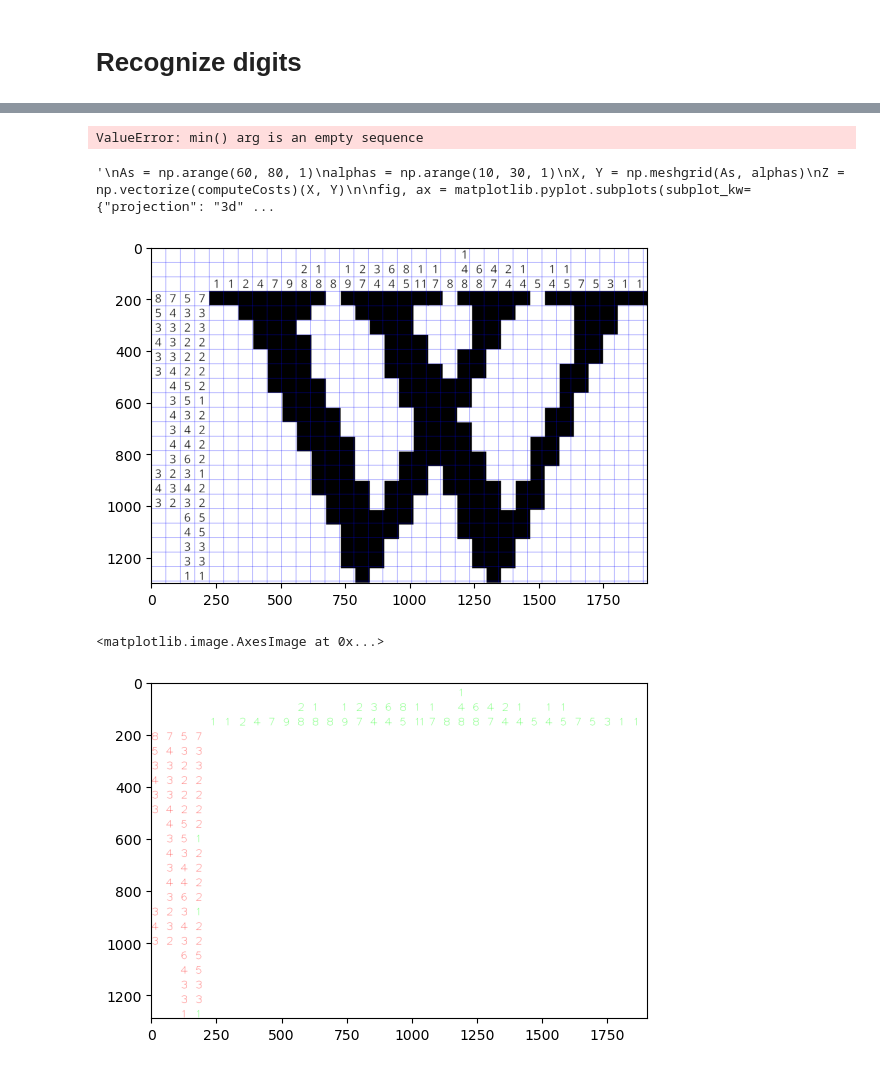
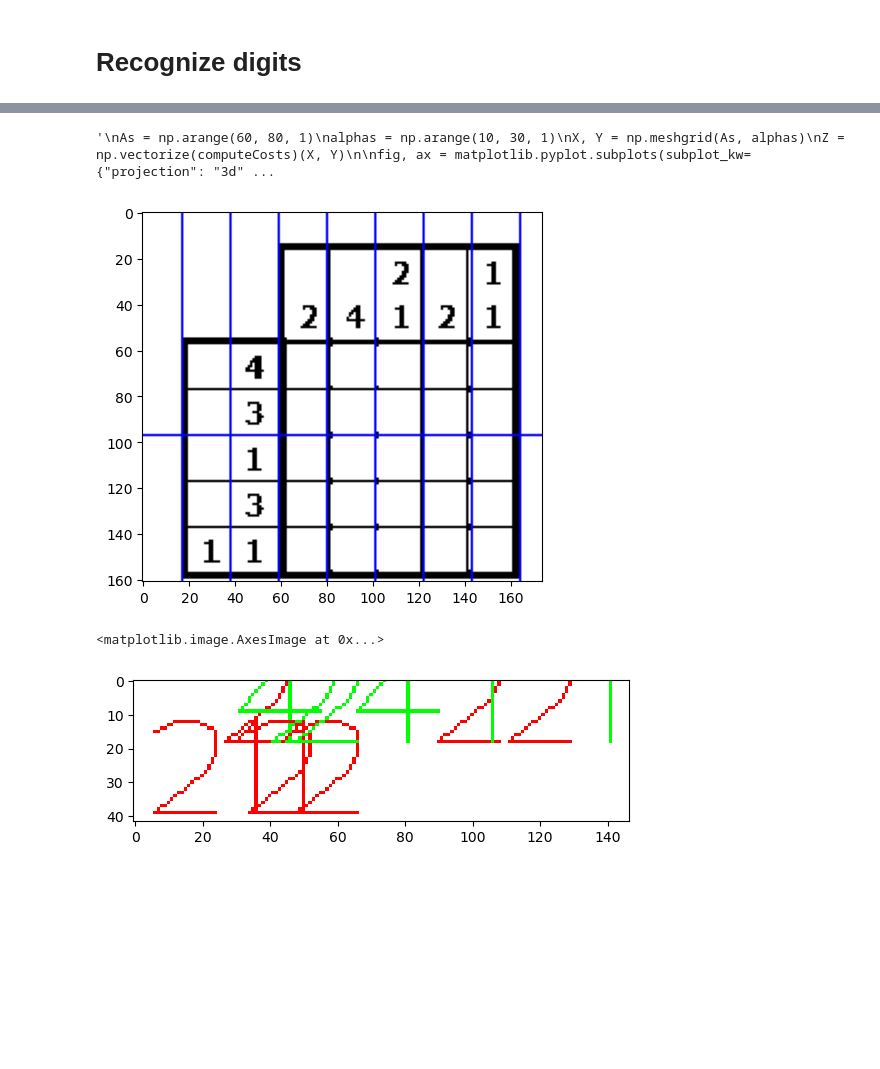
Before and after one commit to igloo81/nonogram, a Jupyter notebook: NonoGram start.ipynb, the cells around one changed output, grey strips where cells are left out. Saved outputs shown, nothing was run; the diff lists cells and outputs as text; code cells hidden in the pictures; blank space fills up the shorter version.

```diff
--- a/NonoGram start.ipynb
+++ b/NonoGram start.ipynb
@@ -20,17 +26,18 @@ digitRecognizer = load_model(digitRecognizerModelFileName)
 # %%
 #image = cv2.imread('E:/Work/NonoGram/Data/sample.png')
 #image = cv2.imread('E:/Work/NonoGram/Data/puzzle.jpg')
-#image = cv2.imread('E:/Work/NonoGram/Data/wikipedia.png')
-image = cv2.imread('E:/Work/NonoGram/Data/sample3.png')
+image = cv2.imread('E:/Work/NonoGram/Data/wikipedia.png')
+#image = cv2.imread('E:/Work/NonoGram/Data/sample3.png')
+# image = cv2.imread('E:/Work/NonoGram/Data/sample4.png')  issues with grid lines (use thresh 50, 100) and then issues with recognizing the grid
 # %%
 image_contours = image.copy()
 image_contours = cv2.cvtColor(image_contours, cv2.COLOR_BGR2GRAY)
-(_, image_contours) = cv2.threshold(image_contours, 150, 255, cv2.THRESH_BINARY)        # todo use 10 as bound
+(_, image_contours) = cv2.threshold(image_contours, 10, 255, cv2.THRESH_BINARY)        # todo use 10 as bound
 
 image_digits = image.copy()
 #image_digits = cv2.GaussianBlur(image_digits, (1, 1), 0)
 image_digits = cv2.cvtColor(image_digits, cv2.COLOR_BGR2GRAY)
-(_, image_digits) = cv2.threshold(image_digits, 150, 255, cv2.THRESH_BINARY)
+(_, image_digits) = cv2.threshold(image_digits, 100, 255, cv2.THRESH_BINARY)
 #imageCopy = cv2.dilate(imageCopy, (3,3), 1)
 #imageCopy = cv2.GaussianBlur(imageCopy, (1, 1), 0)
 #imageCopy = cv2.cvtColor(imageCopy, cv2.COLOR_BGR2GRAY)
@@ -333,8 +371,6 @@ import determineTable
 
 (A, alpha, B, beta) = grid_parameters = determineTable.findParameters(foundDigits)
 (lefties, toppies) = determineTable.divideOverLeftAndTop(foundDigits, A, alpha, B, beta)
-# %% [output]
-ValueError: min() arg is an empty sequence
 # %%
 '''
 import matplotlib.pyplot
@@ -401,35 +437,36 @@ def addAxesFoundToImage(image, parameters):
     pyplot.imshow(imageCopy)
 
 addAxesFoundToImage(image_digits, grid_parameters)# (141, 56, 142, 57))# (49, 21, 67, 21))
+#addAxesFoundToImage(image_digits, (271, 25, 140, 28))# (271, 25, 140, 28) the correct parameters for sample4
 # %% [output]
-[figure, old version]
+[figure, new version]
 # %%
 def create_grid_image(lefties, toppies, grid_cell_size):
-    grid_columns = [tuple[0] for tuple in lefties + toppies]
-    grid_rows = [tuple[1] for tuple in lefties + toppies]
+    grid_columns = [tuple[0][0] for tuple in lefties + toppies]
+    grid_rows = [tuple[0][1] for tuple in lefties + toppies]
     grid_bounding_rect = (min(grid_columns), min(grid_rows), max(grid_columns)-min(grid_columns)+1, max(grid_rows)-min(grid_rows)+1)
     grid_image = np.ones((grid_bounding_rect[3] * grid_cell_size, grid_bounding_rect[2] * grid_cell_size, 3), dtype=np.uint8) * 255
     grid_cell_digits = {}
 
     font = cv2.FONT_HERSHEY_PLAIN
-    for (row, column, digit) in lefties:
-        grid_cell_digits.setdefault((row, column), []).append((digit, "left"))
-    for (row, column, digit) in toppies:
-        grid_cell_digits.setdefault((row, column), []).append((digit, "top"))
+    for ((row, column), bounding_rect, digit) in lefties:
+        grid_cell_digits.setdefault((row, column), []).append((bounding_rect, digit, "left"))
+    for ((row, column), bounding_rect, digit) in toppies:
+        grid_cell_digits.setdefault((row, column), []).append((bounding_rect, digit, "top"))
 
     #    cv2.putText(grid_image, str(digit), ((row - grid_bounding_rect[0]) * grid_cell_size, (column + 1 - grid_bounding_rect[1]) * grid_cell_size), font, 2, (255, 0, 0), 3)
     #for (row, column, digit) in toppies:
     #    cv2.putText(grid_image, str(digit), ((row - grid_bounding_rect[0]) * grid_cell_size, (column + 1 - grid_bounding_rect[1]) * grid_cell_size), font, 2, (0, 255, 0), 3)
 
     for ((row, column), digits) in grid_cell_digits.items():
-        for (digit_index, (digit, group)) in enumerate(digits):
+        for (digit_index, (bounding_rect, digit, group)) in enumerate(digits):
             color = (255, 0, 0) if group == "left" else (0, 255, 0)
             text_point = (row - grid_bounding_rect[0]) * grid_cell_size + digit_index * grid_cell_size//3, (column + 1 - grid_bounding_rect[1]) * grid_cell_size
             cv2.putText(grid_image, str(digit), text_point, font, 3, color)
 
     return grid_image
 
 pyplot.imshow(create_grid_image(lefties, toppies, alpha))
 # %% [output]
 <matplotlib.image.AxesImage at 0x...>
-[figure, old version]
+[figure, new version]
```
Also changed, not shown: parts of 7 cells of this notebook, 2 other files.
